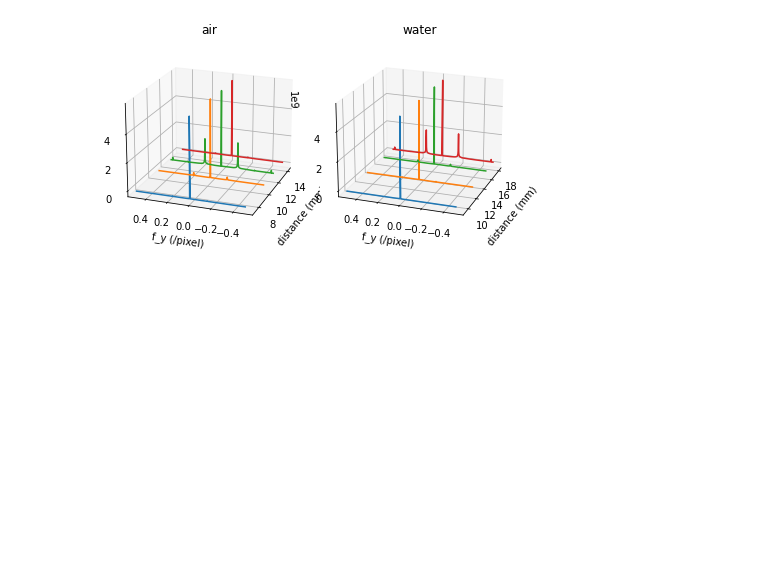
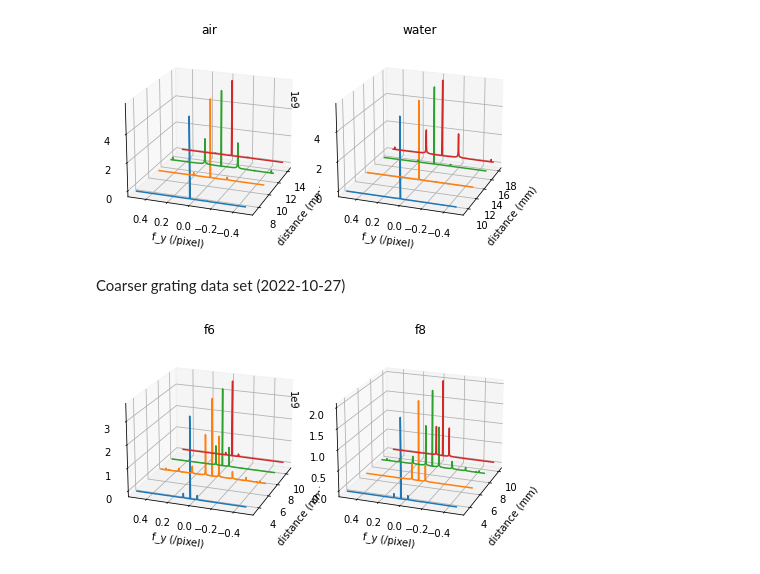
Before and after one commit to kwokkenton/optea, a Jupyter notebook: srayan_dof.ipynb, the cells around one changed output. Saved outputs shown, nothing was run; the diff lists cells and outputs as text; code cells hidden in the pictures; blank space fills up the shorter version.

Commit message:
run code with coarse grating data

```diff
--- a/srayan_dof.ipynb
+++ b/srayan_dof.ipynb
@@ -202,3 +202,18 @@ water = BASE_PATH + 'f6 stack water/MMStack_Pos0.ome.tif'
 fft_plot_quartiles_compare([air, water], [B, C], ['air', 'water'])
 # %% [output]
 [figure]
+# %% [markdown]
+Coarser grating data set (2022-10-27)
+# %%
+BASE_PATH = '../data_store/2022-10-27/'
+f6 = BASE_PATH + '2022-10-27 f6 depth sweep (reordered).tif'
+f8 = BASE_PATH + '2022-10-27 f8 depth sweep (reordered).tif'
+# %%
+D = [3, 4, 5, 6, 7, 7.5, 8, 8.5, 9, 9.5, 10, 10.5, 11, 11.5, 12.5, 13.5]
+# %%
+fft_plot_quartiles_compare([f6, f8], [D, D[:-1]], ['f6', 'f8'])
+# i don't trust the positions of these images - f8 should be the same length!
+# just plotting to check that we see more harmonics with the coarser grating
+# need to figure out the positions before doing any depth of field analysis
+# %% [output]
+[figure, added]
```
